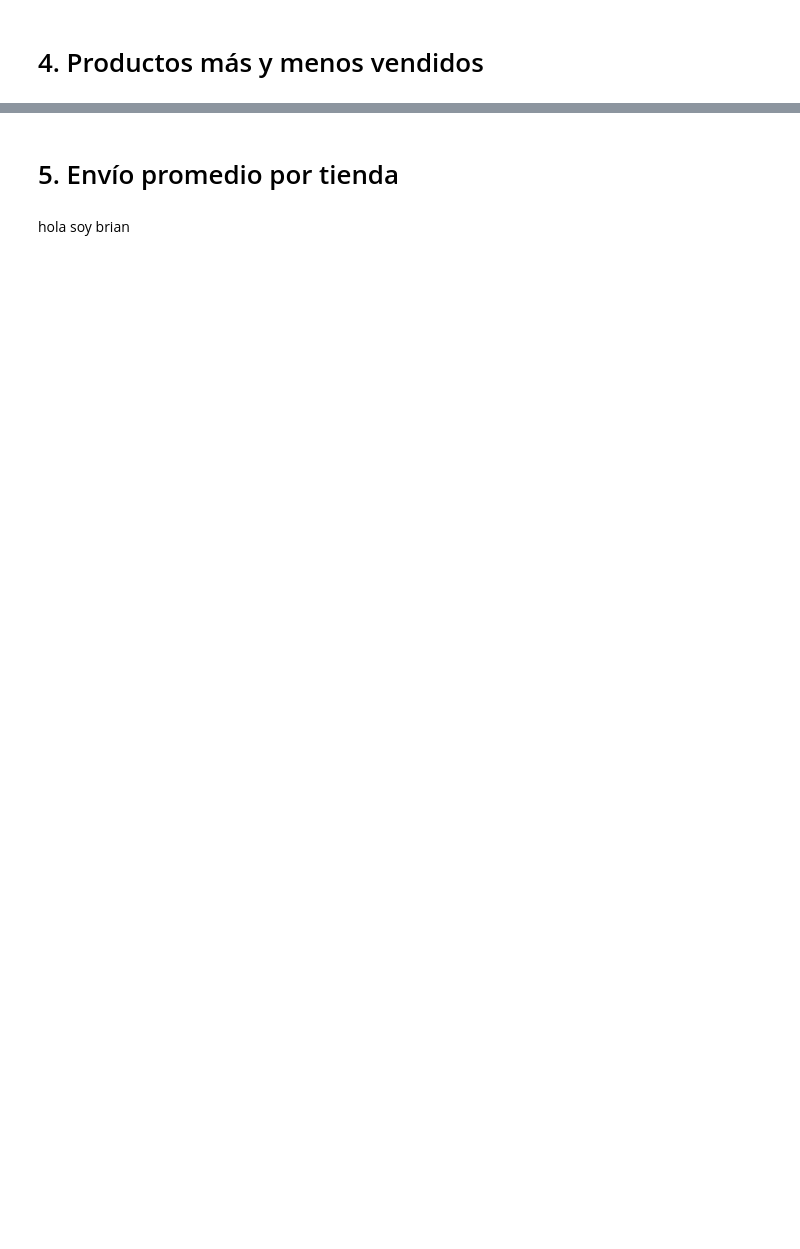
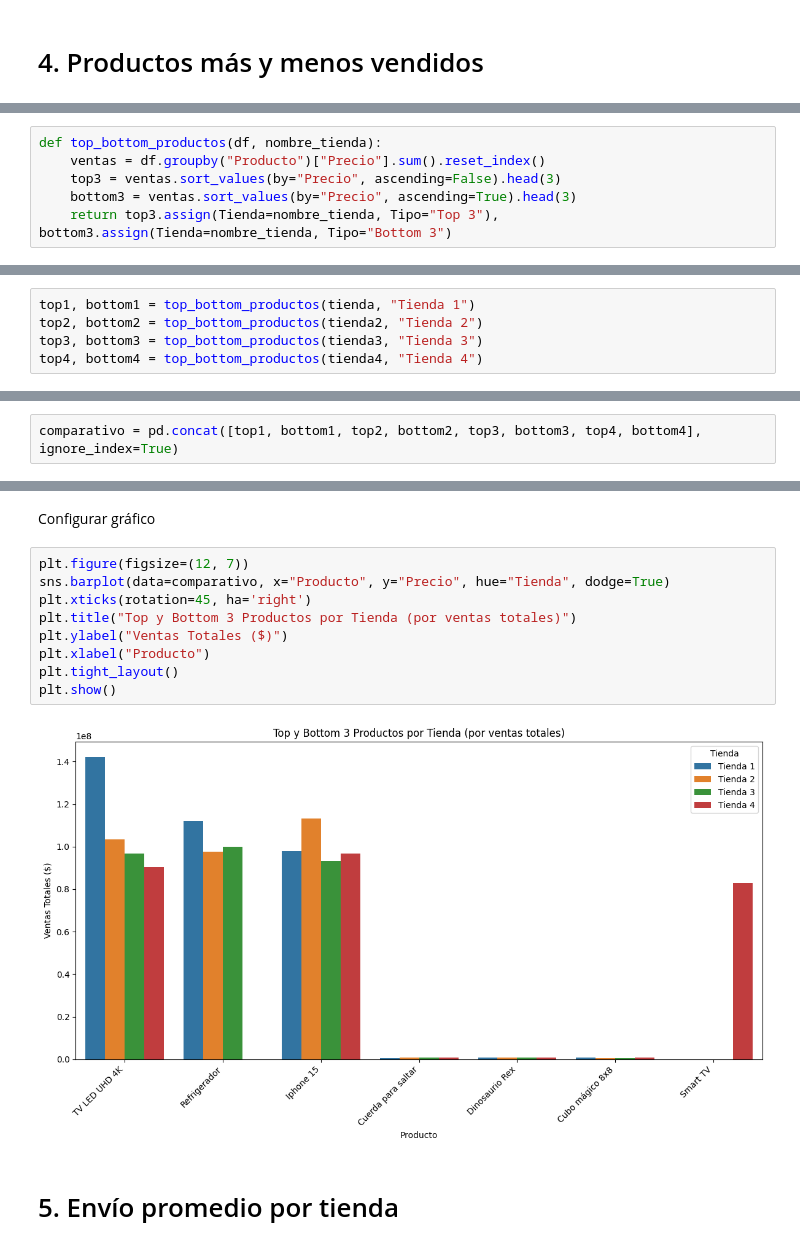
Before and after one commit to Brianbrowncoopman/challenge1-data-science-latam, a Jupyter notebook: AluraStoreLatam.ipynb, the cells around one changed output, grey strips where cells are left out. Cells and saved outputs as stored; diff of their text form; blank space fills up the shorter version.

```diff
--- a/AluraStoreLatam.ipynb
+++ b/AluraStoreLatam.ipynb
@@ -135,0 +200,6 @@ plt.show()
+# %%
+def top_bottom_productos(df, nombre_tienda):
+    ventas = df.groupby("Producto")["Precio"].sum().reset_index()
+    top3 = ventas.sort_values(by="Precio", ascending=False).head(3)
+    bottom3 = ventas.sort_values(by="Precio", ascending=True).head(3)
+    return top3.assign(Tienda=nombre_tienda, Tipo="Top 3"), bottom3.assign(Tienda=nombre_tienda, Tipo="Bottom 3")
@@ -135,0 +208,5 @@ plt.show()
+# %%
+top1, bottom1 = top_bottom_productos(tienda, "Tienda 1")
+top2, bottom2 = top_bottom_productos(tienda2, "Tienda 2")
+top3, bottom3 = top_bottom_productos(tienda3, "Tienda 3")
+top4, bottom4 = top_bottom_productos(tienda4, "Tienda 4")
@@ -135,0 +215,2 @@ plt.show()
+# %%
+comparativo = pd.concat([top1, bottom1, top2, bottom2, top3, bottom3, top4, bottom4], ignore_index=True)
@@ -136,4 +240,15 @@ plt.show()
+# %% [markdown]
+Configurar gráfico
+# %%
+plt.figure(figsize=(12, 7))
+sns.barplot(data=comparativo, x="Producto", y="Precio", hue="Tienda", dodge=True)
+plt.xticks(rotation=45, ha='right')
+plt.title("Top y Bottom 3 Productos por Tienda (por ventas totales)")
+plt.ylabel("Ventas Totales ($)")
+plt.xlabel("Producto")
+plt.tight_layout()
+plt.show()
+# %% [output]
+[figure, added]
 # %% [markdown]
 # 5. Envío promedio por tienda
-# %% [markdown]
-hola soy brian
```
Also changed, not shown: parts of 17 cells of this notebook.
